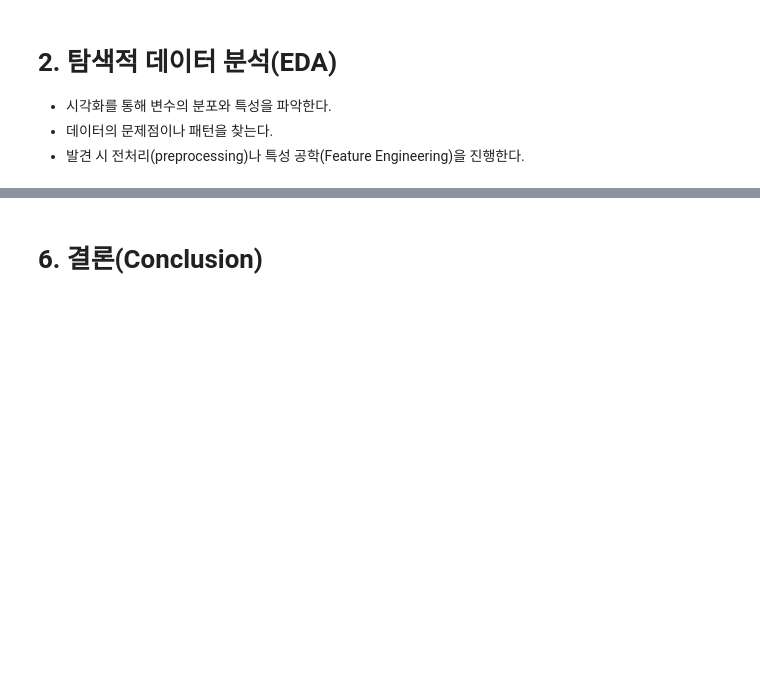
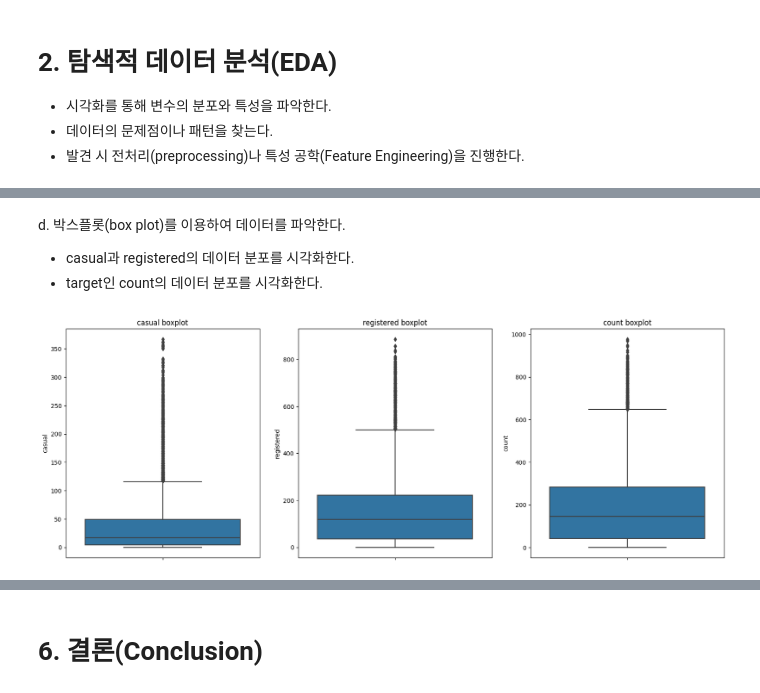
Before and after one commit to Gansaw/Machine_Learning, a Jupyter notebook: Kaggle/ML3 - Bike Sharing Demand/최호진 - Bike Sharing Demand.ipynb, the cells around one changed output, grey strips where cells are left out. Saved outputs shown, nothing was run; the diff lists cells and outputs as text; code cells hidden in the pictures; blank space fills up the shorter version.

```diff
--- a/Kaggle/ML3 - Bike Sharing Demand/최호진 - Bike Sharing Demand.ipynb
+++ b/Kaggle/ML3 - Bike Sharing Demand/최호진 - Bike Sharing Demand.ipynb
@@ -737,0 +281,17 @@ result.head()
+# %% [markdown]
+d. 박스플롯(box plot)를 이용하여 데이터를 파악한다.
+
+  + casual과 registered의 데이터 분포를 시각화한다.
+  + target인 count의 데이터 분포를 시각화한다.
+# %%
+figure, (ax1, ax2, ax3) = plt.subplots(1,3, figsize = (20,7))
+sns.boxplot(y = "casual", data = train, ax = ax1)
+sns.boxplot(y = "registered", data = train, ax = ax2)
+sns.boxplot(y = "count", data = train, ax = ax3)
+
+ax1.set_title("casual boxplot")
+ax2.set_title("registered boxplot")
+ax3.set_title("count boxplot")
+plt.show()
+# %% [output]
+[figure, added]
```
Also changed, not shown: parts of 103 cells of this notebook, 2 other files.
